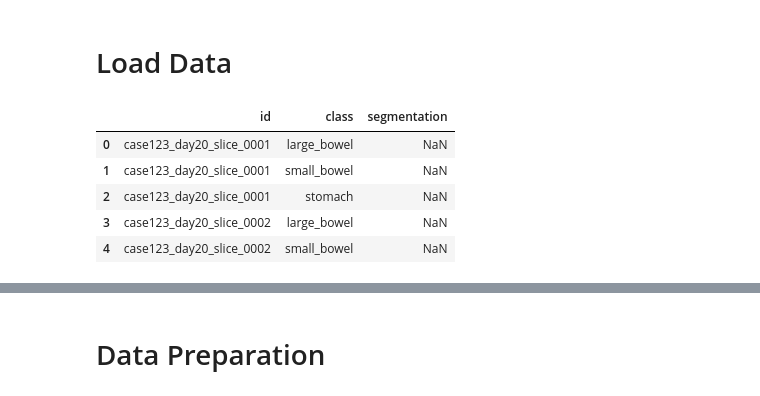
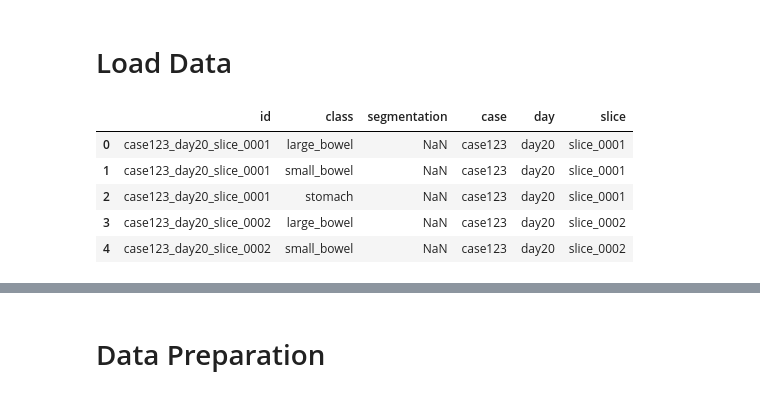
Before and after one commit to zikaiyan/Computer-Aided-Diagnosis-GI-Tract-Image-Segmentation, a Jupyter notebook: notebooks/maskrcnn.ipynb, the cells around one changed output, grey strips where cells are left out. Cells and saved outputs as stored; diff of their text form; code cells hidden in the pictures.

```diff
--- a/notebooks/maskrcnn.ipynb
+++ b/notebooks/maskrcnn.ipynb
@@ -124,11 +124,14 @@ BOX_DETECTIONS_PER_IMG = 100
 # %%
 # load raw train data
 raw_train_data = pd.read_csv('datasets/train.csv')
+raw_train_data['case'] = raw_train_data['id'].apply(lambda x: x.split('_')[0])
+raw_train_data['day'] = raw_train_data['id'].apply(lambda x: x.split('_')[1])
+raw_train_data['slice'] = raw_train_data['id'].apply(lambda x: x.split('_')[2] + '_' + x.split('_')[3])
 raw_train_data.head()
 # %% [output]
-|  | id | class | segmentation |
-| 0 | case123_day20_slice_0001 | large_bowel | NaN |
-| 1 | case123_day20_slice_0001 | small_bowel | NaN |
-| 2 | case123_day20_slice_0001 | stomach | NaN |
-| 3 | case123_day20_slice_0002 | large_bowel | NaN |
-| 4 | case123_day20_slice_0002 | small_bowel | NaN |
+|  | id | class | segmentation | case | day | slice |
+| 0 | case123_day20_slice_0001 | large_bowel | NaN | case123 | day20 | slice_0001 |
+| 1 | case123_day20_slice_0001 | small_bowel | NaN | case123 | day20 | slice_0001 |
+| 2 | case123_day20_slice_0001 | stomach | NaN | case123 | day20 | slice_0001 |
+| 3 | case123_day20_slice_0002 | large_bowel | NaN | case123 | day20 | slice_0002 |
+| 4 | case123_day20_slice_0002 | small_bowel | NaN | case123 | day20 | slice_0002 |
```
Also changed, not shown: parts of 23 cells of this notebook, 2 other files.
